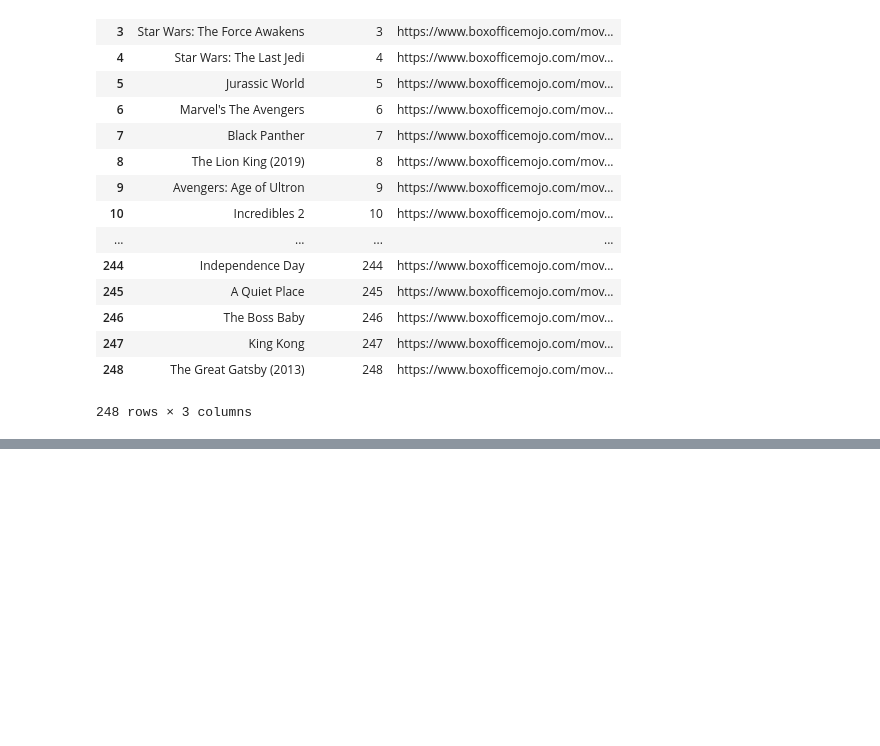
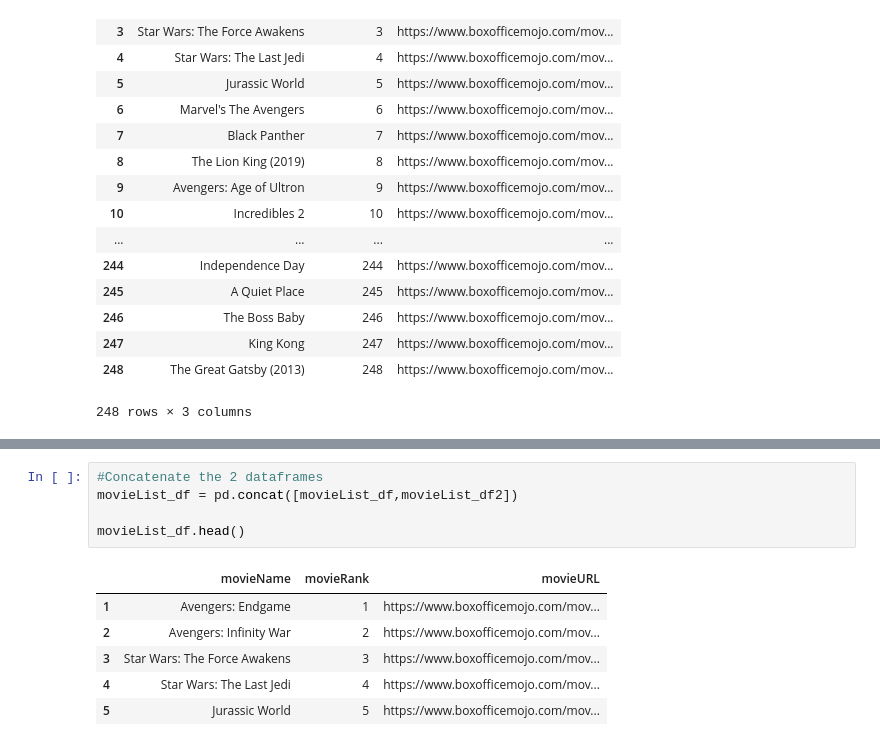
Before and after one commit to hpolowczyk/light_camera_data, a Jupyter notebook: BoxOfficeMojo_Scrape.ipynb, the cells around one changed output, grey strips where cells are left out. Saved outputs shown, nothing was run; the diff lists cells and outputs as text; blank space fills up the shorter version.

```diff
--- a/BoxOfficeMojo_Scrape.ipynb
+++ b/BoxOfficeMojo_Scrape.ipynb
@@ -147,0 +185,12 @@ movieList_df#.head(15)
+# %%
+#Concatenate the 2 dataframes
+movieList_df = pd.concat([movieList_df,movieList_df2])
+
+movieList_df.head()
+# %% [output]
+|  | movieName | movieRank | movieURL |
+| 1 | Avengers: Endgame | 1 | https://www.boxofficemojo.com/mov... |
+| 2 | Avengers: Infinity War | 2 | https://www.boxofficemojo.com/mov... |
+| 3 | Star Wars: The Force Awakens | 3 | https://www.boxofficemojo.com/mov... |
+| 4 | Star Wars: The Last Jedi | 4 | https://www.boxofficemojo.com/mov... |
+| 5 | Jurassic World | 5 | https://www.boxofficemojo.com/mov... |
```
Also changed, not shown: parts of 10 cells of this notebook, 1 other file.
